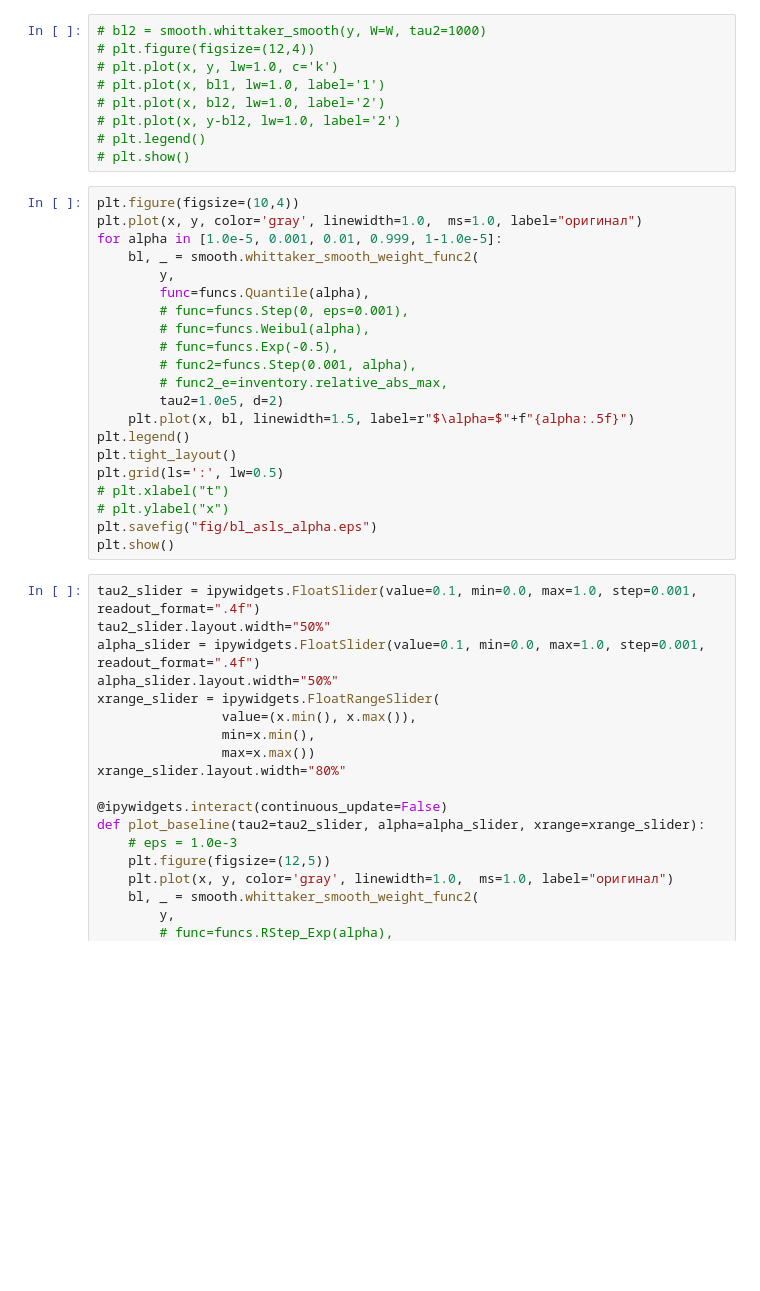
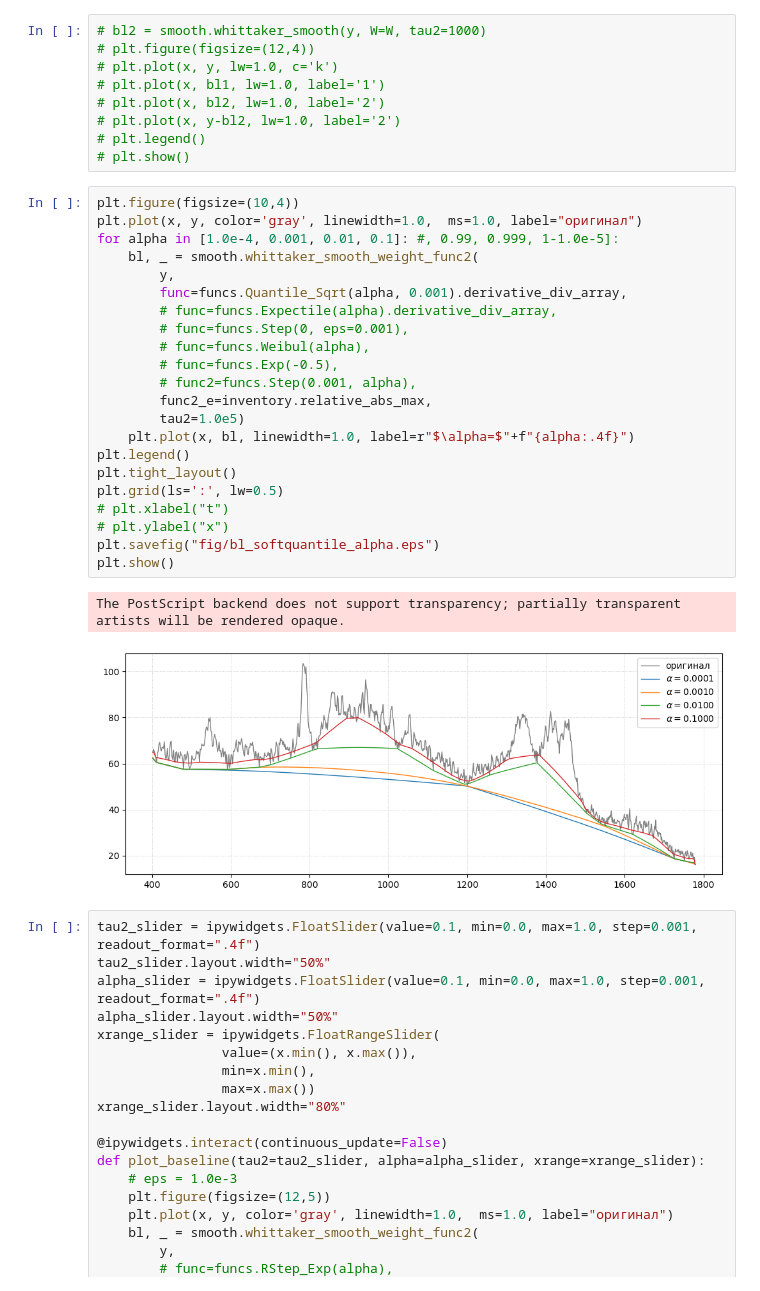
Before and after one commit to intellimath/irsa, a Jupyter notebook: examples/whittaker_henderson.ipynb, the cells around one changed output. Cells and saved outputs as stored; diff of their text form; blank space fills up the shorter version.

```diff
--- a/examples/whittaker_henderson.ipynb
+++ b/examples/whittaker_henderson.ipynb
@@ -1047,24 +1051,28 @@ def plot_baseline(alpha):
 # %%
 plt.figure(figsize=(10,4))
 plt.plot(x, y, color='gray', linewidth=1.0,  ms=1.0, label="оригинал")
-for alpha in [1.0e-5, 0.001, 0.01, 0.999, 1-1.0e-5]:
+for alpha in [1.0e-4, 0.001, 0.01, 0.1]: #, 0.99, 0.999, 1-1.0e-5]:
     bl, _ = smooth.whittaker_smooth_weight_func2(
         y,
-        func=funcs.Quantile(alpha),
+        func=funcs.Quantile_Sqrt(alpha, 0.001).derivative_div_array,
+        # func=funcs.Expectile(alpha).derivative_div_array,
         # func=funcs.Step(0, eps=0.001),
         # func=funcs.Weibul(alpha),
         # func=funcs.Exp(-0.5),
         # func2=funcs.Step(0.001, alpha),
-        # func2_e=inventory.relative_abs_max,
-        tau2=1.0e5, d=2)
-    plt.plot(x, bl, linewidth=1.5, label=r"$\alpha=$"+f"{alpha:.5f}")
+        func2_e=inventory.relative_abs_max,
+        tau2=1.0e5)
+    plt.plot(x, bl, linewidth=1.0, label=r"$\alpha=$"+f"{alpha:.4f}")
 plt.legend()
 plt.tight_layout()
 plt.grid(ls=':', lw=0.5)
 # plt.xlabel("t")
 # plt.ylabel("x")
-plt.savefig("fig/bl_asls_alpha.eps")
+plt.savefig("fig/bl_softquantile_alpha.eps")
 plt.show()
+# %% [output]
+The PostScript backend does not support transparency; partially transparent artists will be rendered opaque.
+[figure, added]
 # %%
 tau2_slider = ipywidgets.FloatSlider(value=0.1, min=0.0, max=1.0, step=0.001, readout_format=".4f")
 tau2_slider.layout.width="50%"
```
Also changed, not shown: parts of 4 cells of this notebook, 8 other files.
